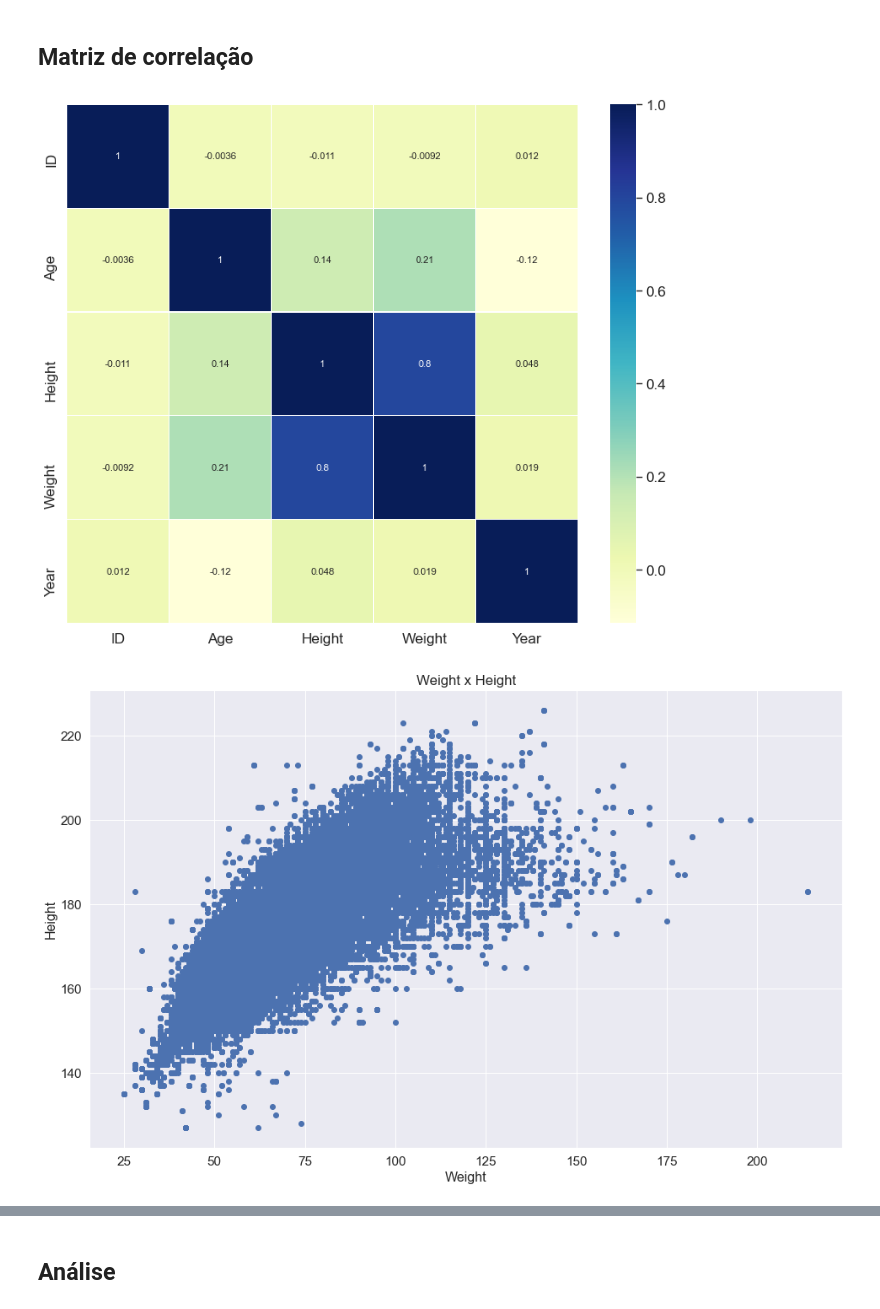
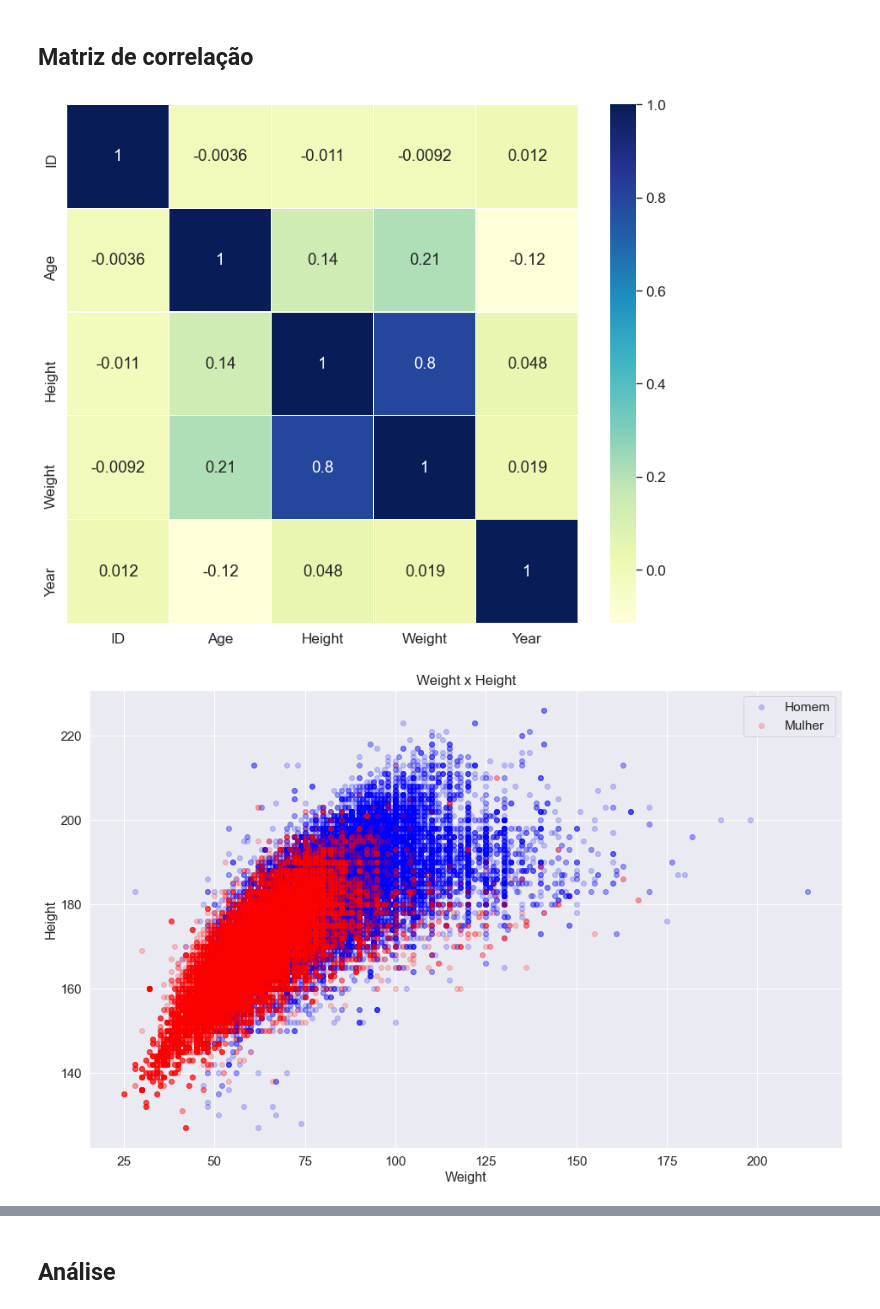
Before and after one commit to thalissonfelipe/mineracao, a Jupyter notebook: Relatorio.ipynb, the cells around one changed output, grey strips where cells are left out. Saved outputs shown, nothing was run; the diff lists cells and outputs as text; code cells hidden in the pictures.

Commit message:
atualizando scatter plot e adicionando comentários

```diff
--- a/Relatorio.ipynb
+++ b/Relatorio.ipynb
@@ -49,17 +49,22 @@ Os atributos são:
 # %% [markdown]
 ## Matriz de correlação
 # %%
+sns.set(font_scale=1.4)
 plt.figure(figsize=(12, 10), dpi=80)
 sns.heatmap(df.corr(), annot=True, linewidth=0.2, cmap='YlGnBu')
 plt.show()
 # %% [output]
-[figure, old version]
+[figure, new version]
 # %%
 fig, axes = plt.subplots(figsize=(16, 10))
-plt.scatter(df['Weight'], df['Height'])
+df_w = df[df['Sex'] == 'F']
+df_m = df[df['Sex'] == 'M']
+plt.scatter(df_m['Weight'], df_m['Height'], c = 'blue', alpha=0.2)
+plt.scatter(df_w['Weight'], df_w['Height'], c = 'red', alpha=0.2)
+plt.legend(['Homem','Mulher'])
 plt.xlabel('Weight', fontsize=16)
 plt.ylabel('Height', fontsize=16)
 plt.title('Weight x Height')
 plt.show()
 # %% [output]
-[figure, old version]
+[figure, new version]
```
Also changed, not shown: parts of 11 cells of this notebook.
